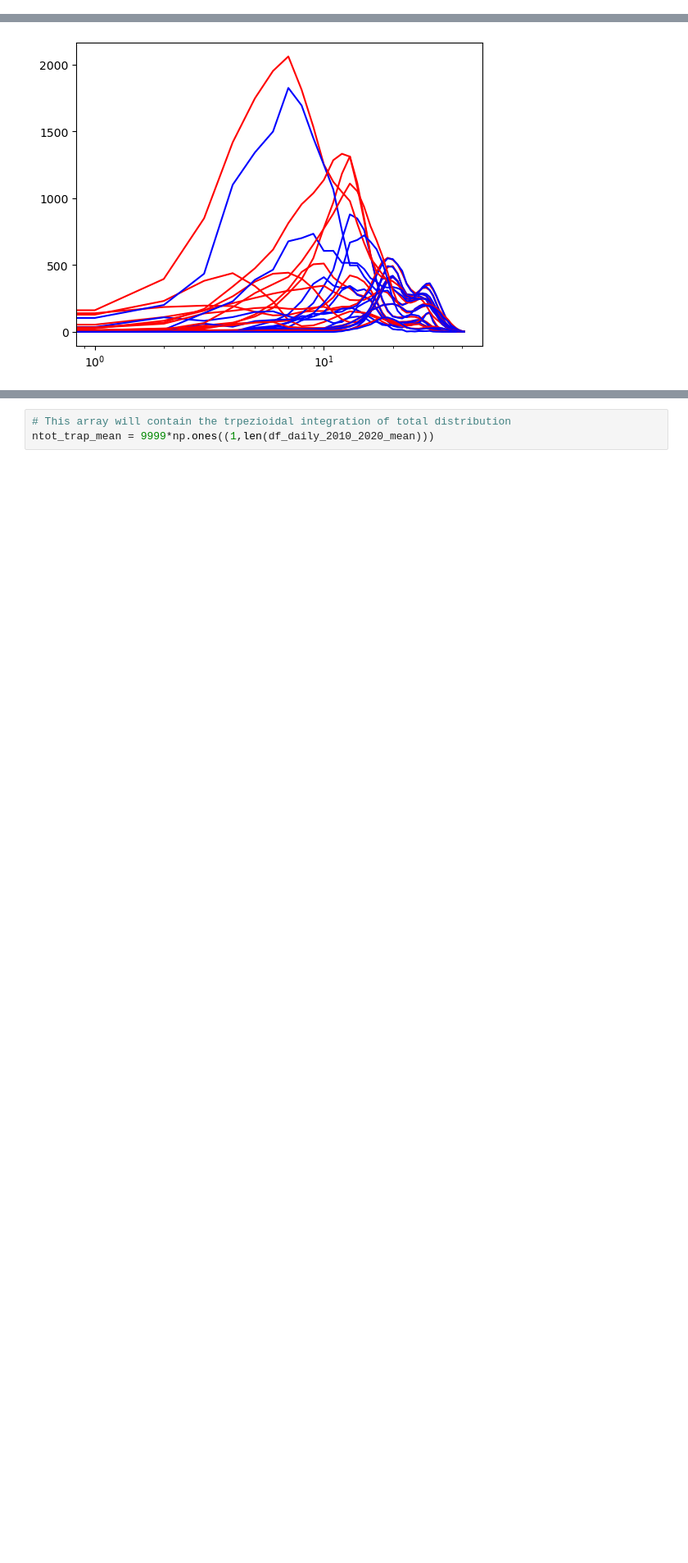
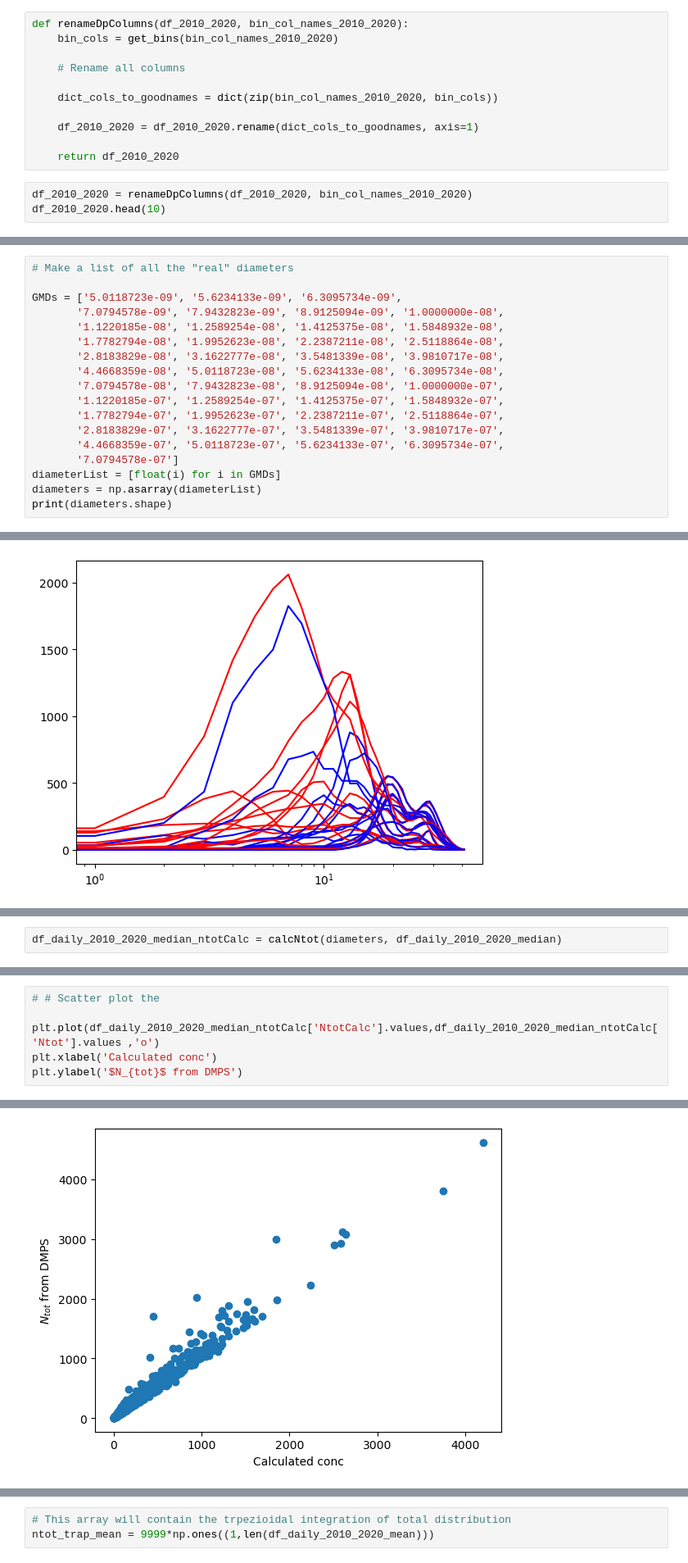
Before and after one commit to eScience-course/Tjaernoe2022-group3, a Jupyter notebook: notebooks/Load and analyze DMPS data.ipynb, the cells around one changed output, grey strips where cells are left out. Shown at 82% size. Cells and saved outputs as stored; diff of their text form; blank space fills up the shorter version.

```diff
--- a/notebooks/Load and analyze DMPS data.ipynb
+++ b/notebooks/Load and analyze DMPS data.ipynb
@@ -86,0 +106,14 @@ df_2010_2020.head()
+# %%
+def renameDpColumns(df_2010_2020, bin_col_names_2010_2020):
+    bin_cols = get_bins(bin_col_names_2010_2020)
+
+    # Rename all columns
+
+    dict_cols_to_goodnames = dict(zip(bin_col_names_2010_2020, bin_cols))
+
+    df_2010_2020 = df_2010_2020.rename(dict_cols_to_goodnames, axis=1)
+
+    return df_2010_2020
+# %%
+df_2010_2020 = renameDpColumns(df_2010_2020, bin_col_names_2010_2020)
+df_2010_2020.head(10)
@@ -86,0 +134,18 @@ df_2010_2020.head()
+# %%
+# Make a list of all the "real" diameters
+
+GMDs = ['5.0118723e-09', '5.6234133e-09', '6.3095734e-09',
+       '7.0794578e-09', '7.9432823e-09', '8.9125094e-09', '1.0000000e-08',
+       '1.1220185e-08', '1.2589254e-08', '1.4125375e-08', '1.5848932e-08',
+       '1.7782794e-08', '1.9952623e-08', '2.2387211e-08', '2.5118864e-08',
+       '2.8183829e-08', '3.1622777e-08', '3.5481339e-08', '3.9810717e-08',
+       '4.4668359e-08', '5.0118723e-08', '5.6234133e-08', '6.3095734e-08',
+       '7.0794578e-08', '7.9432823e-08', '8.9125094e-08', '1.0000000e-07',
+       '1.1220185e-07', '1.2589254e-07', '1.4125375e-07', '1.5848932e-07',
+       '1.7782794e-07', '1.9952623e-07', '2.2387211e-07', '2.5118864e-07',
+       '2.8183829e-07', '3.1622777e-07', '3.5481339e-07', '3.9810717e-07',
+       '4.4668359e-07', '5.0118723e-07', '5.6234133e-07', '6.3095734e-07',
+       '7.0794578e-07']
+diameterList = [float(i) for i in GMDs]
+diameters = np.asarray(diameterList)
+print(diameters.shape)
@@ -117,0 +229,2 @@ for i in jj:
+# %%
+df_daily_2010_2020_median_ntotCalc = calcNtot(diameters, df_daily_2010_2020_median)
@@ -117,0 +287,7 @@ for i in jj:
+# %%
+# # Scatter plot the
+
+plt.plot(df_daily_2010_2020_median_ntotCalc['NtotCalc'].values,df_daily_2010_2020_median_ntotCalc['Ntot'].values ,'o')
+plt.xlabel('Calculated conc')
+plt.ylabel('$N_{tot}$ from DMPS')
+# %% [output]
@@ -117,0 +295 @@ for i in jj:
+[figure, added]
```
Also changed, not shown: parts of 35 cells of this notebook.
